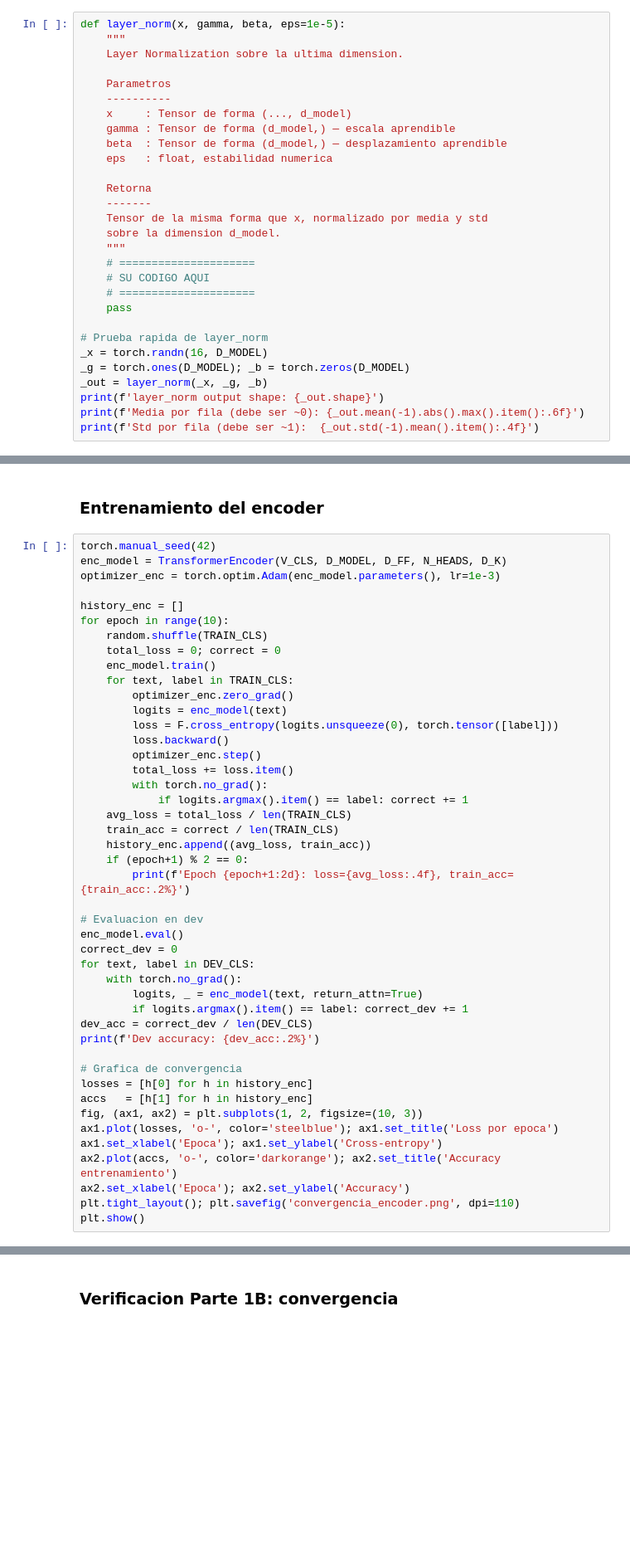
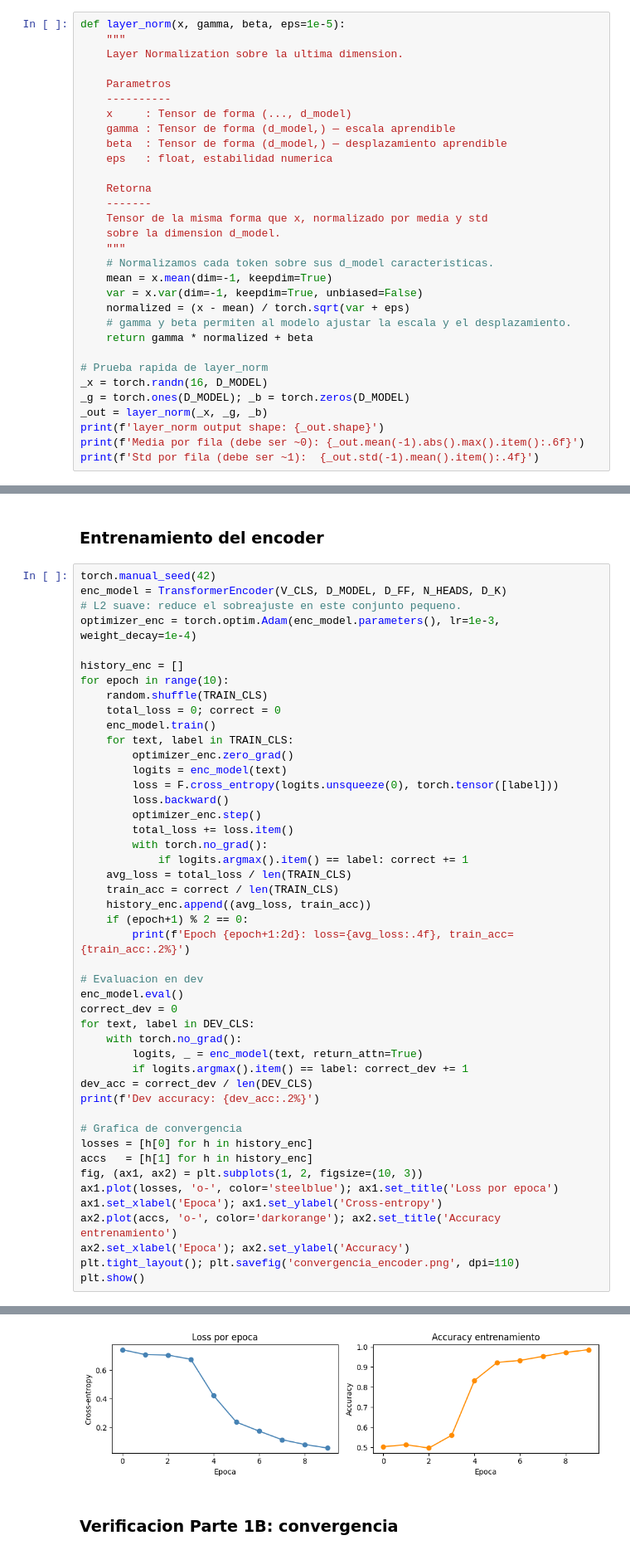
Before and after one commit to Vann06/Deep-Learning, a Jupyter notebook: S6 - Proyecto1_Semana6.ipynb, the cells around one changed output, grey strips where cells are left out. Shown at 83% size. Drawn from its saved outputs; the diff is of its cells as text; blank space fills up the shorter version.

```diff
--- a/S6 - Proyecto1_Semana6.ipynb
+++ b/S6 - Proyecto1_Semana6.ipynb
@@ -212,10 +226,12 @@ def layer_norm(x, gamma, beta, eps=1e-5):
     Tensor de la misma forma que x, normalizado por media y std
     sobre la dimension d_model.
     """
-    # =====================
-    # SU CODIGO AQUI
-    # =====================
-    pass
+    # Normalizamos cada token sobre sus d_model caracteristicas.
+    mean = x.mean(dim=-1, keepdim=True)
+    var = x.var(dim=-1, keepdim=True, unbiased=False)
+    normalized = (x - mean) / torch.sqrt(var + eps)
+    # gamma y beta permiten al modelo ajustar la escala y el desplazamiento.
+    return gamma * normalized + beta
 
 # Prueba rapida de layer_norm
 _x = torch.randn(16, D_MODEL)
@@ -350,7 +412,8 @@ print(f'Loss inicial (esperado ~0.69 = log(2)): {loss_test.item():.4f}')
 # %%
 torch.manual_seed(42)
 enc_model = TransformerEncoder(V_CLS, D_MODEL, D_FF, N_HEADS, D_K)
-optimizer_enc = torch.optim.Adam(enc_model.parameters(), lr=1e-3)
+# L2 suave: reduce el sobreajuste en este conjunto pequeno.
+optimizer_enc = torch.optim.Adam(enc_model.parameters(), lr=1e-3, weight_decay=1e-4)
 
 history_enc = []
 for epoch in range(10):
@@ -392,3 +455,4 @@ ax2.plot(accs, 'o-', color='darkorange'); ax2.set_title('Accuracy entrenamiento'
 ax2.set_xlabel('Epoca'); ax2.set_ylabel('Accuracy')
 plt.tight_layout(); plt.savefig('convergencia_encoder.png', dpi=110)
 plt.show()
+# %% [output]
@@ -395,3 +465,4 @@ plt.show()
+[figure, added]
 # %% [markdown]
 ### Verificacion Parte 1B: convergencia
 # %%
```
Also changed, not shown: parts of 9 cells of this notebook, 5 other files.
